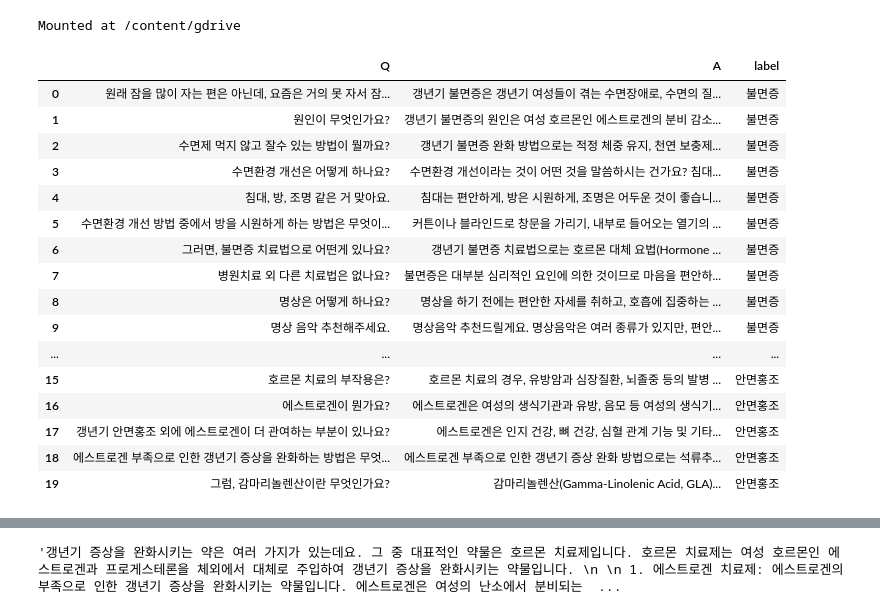
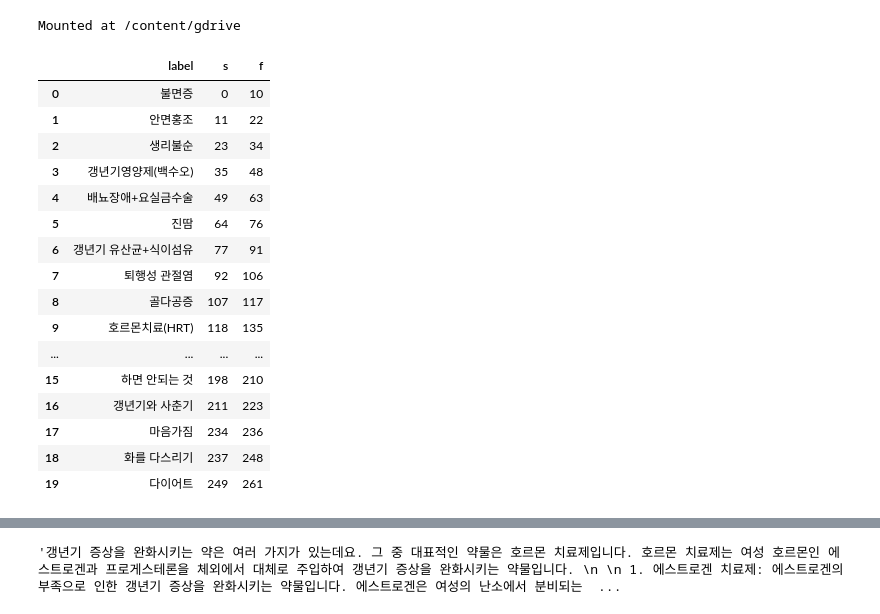
Before and after one commit to silver-eunjoo/Project_Repretty, a Jupyter notebook: LeeChatbot_index.ipynb, the cells around one changed output, grey strips where cells are left out. Saved outputs shown, nothing was run; the diff lists cells and outputs as text; code cells hidden in the pictures.

Commit message:
index 테스트용 함수 추가

```diff
--- a/LeeChatbot_index_beta.ipynb
+++ b/LeeChatbot_index.ipynb
@@ -40,29 +40,30 @@ openai.api_key = "KEY" #ChatGPT KEY 받아오기
 model = SentenceTransformer('jhgan/ko-sroberta-multitask')
 # %%
 #Gdrive Path
-train_data = pd.read_csv('/content/gdrive/MyDrive/project_0402/Data/DB.csv')
-train_data.head(20)
+train_data = pd.read_csv('/content/gdrive/MyDrive/DB.csv')
+train_index = pd.read_csv('/content/gdrive/MyDrive/index.csv')
+train_index.head(20)
 
 #NaN 제거하기
 #train_data.dropna(axis=1)
 # %% [output]
-|  | Q | A | label |
-| 0 | 원래 잠을 많이 자는 편은 아닌데, 요즘은 거의 못 자서 잠... | 갱년기 불면증은 갱년기 여성들이 겪는 수면장애로, 수면의 질... | 불면증 |
-| 1 | 원인이 무엇인가요? | 갱년기 불면증의 원인은 여성 호르몬인 에스트로겐의 분비 감소... | 불면증 |
-| 2 | 수면제 먹지 않고 잘수 있는 방법이 뭘까요? | 갱년기 불면증 완화 방법으로는 적정 체중 유지, 천연 보충제... | 불면증 |
-| 3 | 수면환경 개선은 어떻게 하나요? | 수면환경 개선이라는 것이 어떤 것을 말씀하시는 건가요? 침대... | 불면증 |
-| 4 | 침대, 방, 조명 같은 거 맞아요. | 침대는 편안하게, 방은 시원하게, 조명은 어두운 것이 좋습니... | 불면증 |
-| 5 | 수면환경 개선 방법 중에서 방을 시원하게 하는 방법은 무엇이... | 커튼이나 블라인드로 창문을 가리기, 내부로 들어오는 열기의 ... | 불면증 |
-| 6 | 그러면, 불면증 치료법으로 어떤게 있나요? | 갱년기 불면증 치료법으로는 호르몬 대체 요법(Hormone ... | 불면증 |
-| 7 | 병원치료 외 다른 치료법은 없나요? | 불면증은 대부분 심리적인 요인에 의한 것이므로 마음을 편안하... | 불면증 |
-| 8 | 명상은 어떻게 하나요? | 명상을 하기 전에는 편안한 자세를 취하고, 호흡에 집중하는 ... | 불면증 |
-| 9 | 명상 음악 추천해주세요. | 명상음악 추천드릴게요. 명상음악은 여러 종류가 있지만, 편안... | 불면증 |
+|  | label | s | f |
+| 0 | 불면증 | 0 | 10 |
+| 1 | 안면홍조 | 11 | 22 |
+| 2 | 생리불순 | 23 | 34 |
+| 3 | 갱년기영양제(백수오) | 35 | 48 |
+| 4 | 배뇨장애+요실금수술 | 49 | 63 |
+| 5 | 진땀 | 64 | 76 |
+| 6 | 갱년기 유산균+식이섬유 | 77 | 91 |
+| 7 | 퇴행성 관절염 | 92 | 106 |
+| 8 | 골다공증 | 107 | 117 |
+| 9 | 호르몬치료(HRT) | 118 | 135 |
 | ... | ... | ... | ... |
-| 15 | 호르몬 치료의 부작용은? | 호르몬 치료의 경우, 유방암과 심장질환, 뇌졸중 등의 발병 ... | 안면홍조 |
-| 16 | 에스트로겐이 뭔가요? | 에스트로겐은 여성의 생식기관과 유방, 음모 등 여성의 생식기... | 안면홍조 |
-| 17 | 갱년기 안면홍조 외에 에스트로겐이 더 관여하는 부분이 있나요? | 에스트로겐은 인지 건강, 뼈 건강, 심혈 관계 기능 및 기타... | 안면홍조 |
-| 18 | 에스트로겐 부족으로 인한 갱년기 증상을 완화하는 방법은 무엇... | 에스트로겐 부족으로 인한 갱년기 증상 완화 방법으로는 석류추... | 안면홍조 |
-| 19 | 그럼, 감마리놀렌산이란 무엇인가요? | 감마리놀렌산(Gamma-Linolenic Acid, GLA)... | 안면홍조 |
+| 15 | 하면 안되는 것 | 198 | 210 |
+| 16 | 갱년기와 사춘기 | 211 | 223 |
+| 17 | 마음가짐 | 234 | 236 |
+| 18 | 화를 다스리기 | 237 | 248 |
+| 19 | 다이어트 | 249 | 261 |
 # %%
 # Add 'embeddingn' row, 질문의 임베딩값 저장하기
 train_data['embedding'] = train_data.apply(lambda row: model.encode(row.Q), axis = 1)
```
Also changed, not shown: parts of 7 cells of this notebook.
